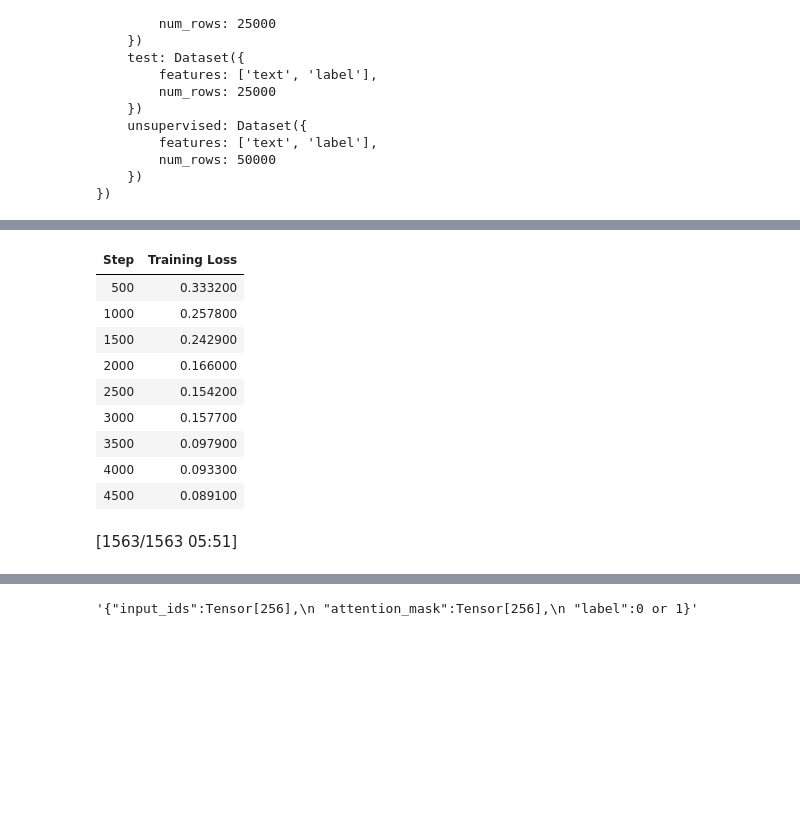
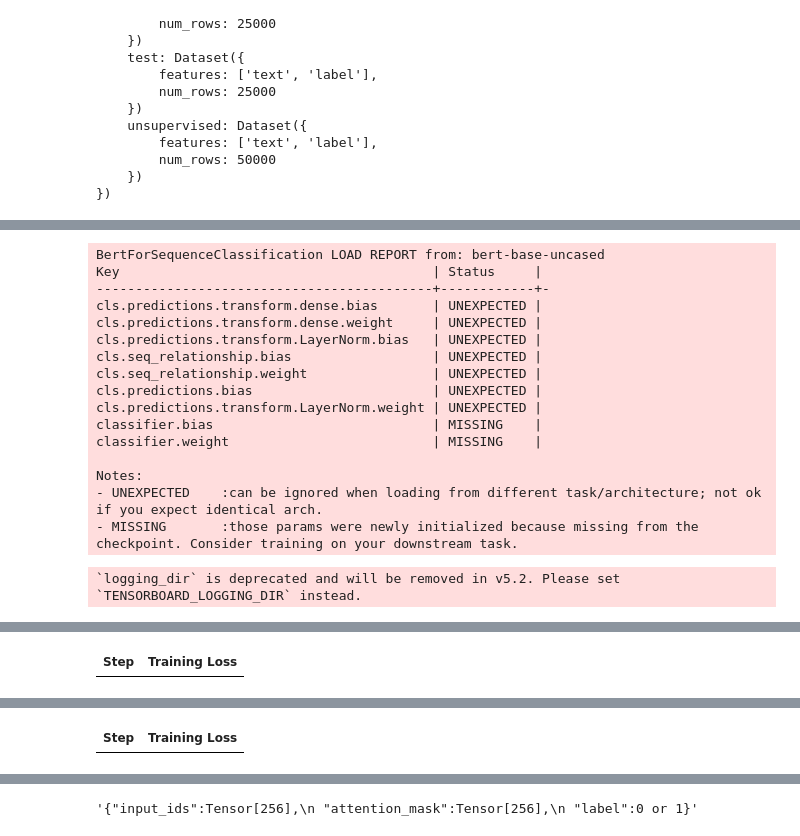
Before and after one commit to srideviagri-design/Project-6-Sentiment-Analysis-using-custom-LSTM-pretrained-AWD-LSTM, a Jupyter notebook: Sentiment_Analysis_using_custom_LSTM_pretrained_AWD_LSTM(ULMFiT)_IMDb_movie_reviews_dataset.ipynb, the cells around one changed output, grey strips where cells are left out. Drawn from its saved outputs; the diff is of its cells as text; code cells hidden in the pictures; blank space fills up the shorter version.

```diff
--- a/Sentiment_Analysis_using_custom_LSTM_pretrained_AWD_LSTM(ULMFiT)_IMDb_movie_reviews_dataset.ipynb
+++ b/Sentiment_Analysis_using_custom_LSTM_pretrained_AWD_LSTM(ULMFiT)_IMDb_movie_reviews_dataset.ipynb
@@ -555,10 +622,59 @@ training_args=TrainingArguments(
+# %%
+model=BertForSequenceClassification.from_pretrained(
+    "bert-base-uncased",
+    num_labels=2
+)
+# %% [output]
+BertForSequenceClassification LOAD REPORT from: bert-base-uncased
+Key                                        | Status     |
+-------------------------------------------+------------+-
+cls.predictions.transform.dense.bias       | UNEXPECTED |
+cls.predictions.transform.dense.weight     | UNEXPECTED |
+cls.predictions.transform.LayerNorm.bias   | UNEXPECTED |
+cls.seq_relationship.bias                  | UNEXPECTED |
+cls.seq_relationship.weight                | UNEXPECTED |
+cls.predictions.bias                       | UNEXPECTED |
+cls.predictions.transform.LayerNorm.weight | UNEXPECTED |
+classifier.bias                            | MISSING    |
+classifier.weight                          | MISSING    |
+
+Notes:
+- UNEXPECTED    :can be ignored when loading from different task/architecture; not ok if you expect identical arch.
+- MISSING       :those params were newly initialized because missing from the checkpoint. Consider training on your downstream task.
+# %%
+def compute_metrics(eval_pred):
+    logits,labels=eval_pred
+    preds=np.argmax(logits, axis=1)
+    precision,recall,f1,_=precision_recall_fscore_support(
+        labels,preds,average="binary"
+    )
+    acc=accuracy_score(labels,preds)
+    return{
+        "accuracy":acc,
+        "precision":precision,
+        "recall":recall,
+        "f1":f1
+    }
+# %%
+training_args=TrainingArguments(
+    output_dir="./bert-imdb",
+    learning_rate=2e-5,
+    per_device_train_batch_size=16,
+    per_device_eval_batch_size=16,
+    num_train_epochs=3,
+    weight_decay=0.01,
+    logging_dir="./logs",
+    metric_for_best_model="f1",
+    report_to="none"
+)
+# %% [output]
+`logging_dir` is deprecated and will be removed in v5.2. Please set `TENSORBOARD_LOGGING_DIR` instead.
 # %%
 trainer=Trainer(
     model=model,
     args=training_args,
     train_dataset=tokenized_train,
     eval_dataset=tokenized_test,
-    tokenizer=tokenizer,
     compute_metrics=compute_metrics
 )
 trainer.train()
@@ -569,11 +685 @@ print(results)
 | Step | Training Loss |
-| 500 | 0.333200 |
-| 1000 | 0.257800 |
-| 1500 | 0.242900 |
-| 2000 | 0.166000 |
-| 2500 | 0.154200 |
-| 3000 | 0.157700 |
-| 3500 | 0.097900 |
-| 4000 | 0.093300 |
-| 4500 | 0.089100 |
-[1563/1563 05:51]
@@ -581,3 +687,4 @@ print(results)
+| Step | Training Loss |
 # %%
 from datasets import load_dataset
 dataset=load_dataset("imdb")
```
Also changed, not shown: parts of 19 cells of this notebook.
